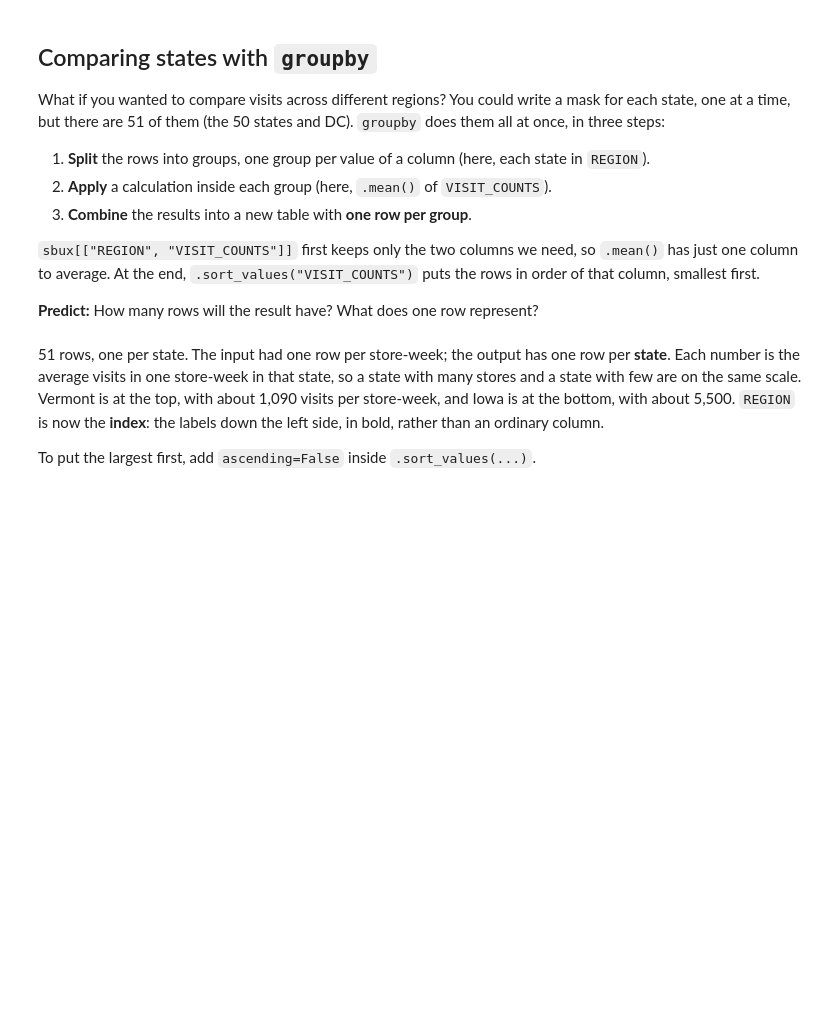
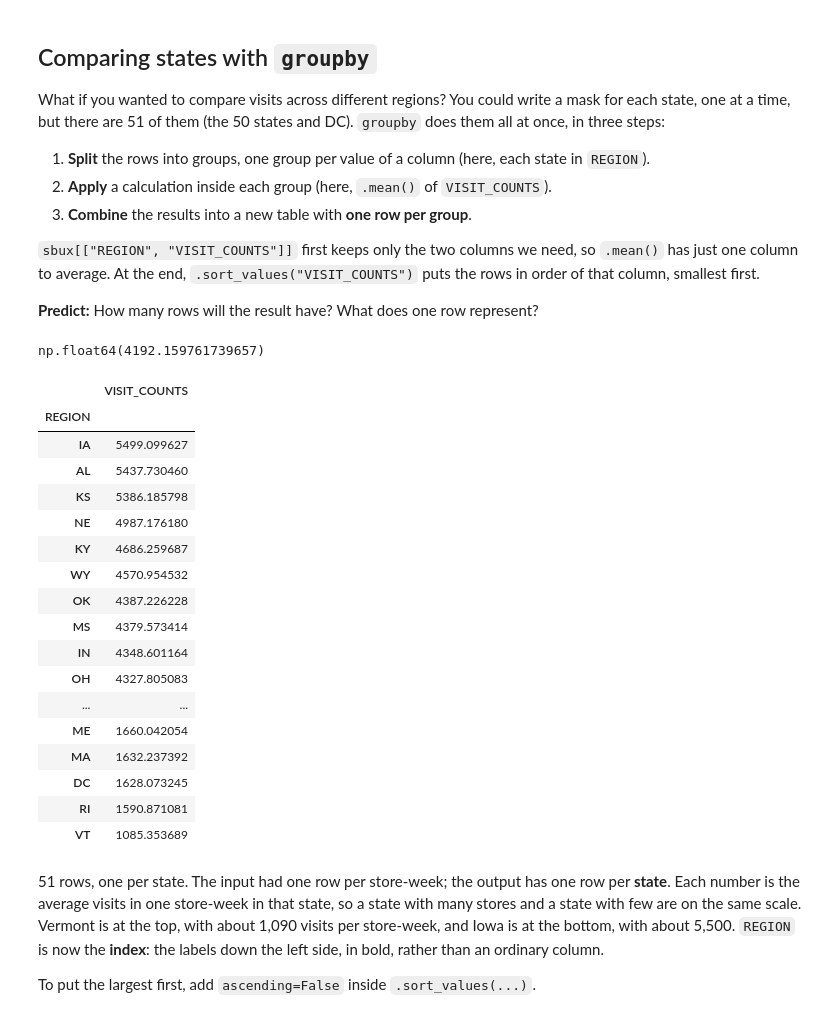
Before and after one commit to njhallman/acc380k-fall-2026, a Jupyter notebook: notebooks/notebook-09/12-30-section.ipynb, the cells around one changed output. Cells and saved outputs as stored; diff of their text form; code cells hidden in the pictures; blank space fills up the shorter version.

```diff
--- a/notebooks/notebook-09/12-30-section.ipynb
+++ b/notebooks/notebook-09/12-30-section.ipynb
@@ -404,6 +418,32 @@ What if you wanted to compare visits across different regions? You could write a
 `sbux[["REGION", "VISIT_COUNTS"]]` first keeps only the two columns we need, so `.mean()` has just one column to average. At the end, `.sort_values("VISIT_COUNTS")` puts the rows in order of that column, smallest first.
 
 **Predict:** How many rows will the result have? What does one row represent?
+# %%
+for state in ["TX", "CA"]
+    sbux.loc[sbux['REGION'] == state, 'VISIT_COUNTS'].mean()
+# %% [output]
+np.float64(4192.159761739657)
+# %%
+sbux[["REGION", "VISIT_COUNTS"]].groupby("REGION").mean().sort_values('VISIT_COUNTS', ascending = False)
+# %% [output]
+|  | VISIT_COUNTS |
+| REGION |  |
+| IA | 5499.099627 |
+| AL | 5437.730460 |
+| KS | 5386.185798 |
+| NE | 4987.176180 |
+| KY | 4686.259687 |
+| WY | 4570.954532 |
+| OK | 4387.226228 |
+| MS | 4379.573414 |
+| IN | 4348.601164 |
+| OH | 4327.805083 |
+| ... | ... |
+| ME | 1660.042054 |
+| MA | 1632.237392 |
+| DC | 1628.073245 |
+| RI | 1590.871081 |
+| VT | 1085.353689 |
 # %%
 sbux[["REGION", "VISIT_COUNTS"]].groupby("REGION").mean().sort_values("VISIT_COUNTS")
 # %% [markdown]
```
Also changed, not shown: parts of 9 cells of this notebook.
